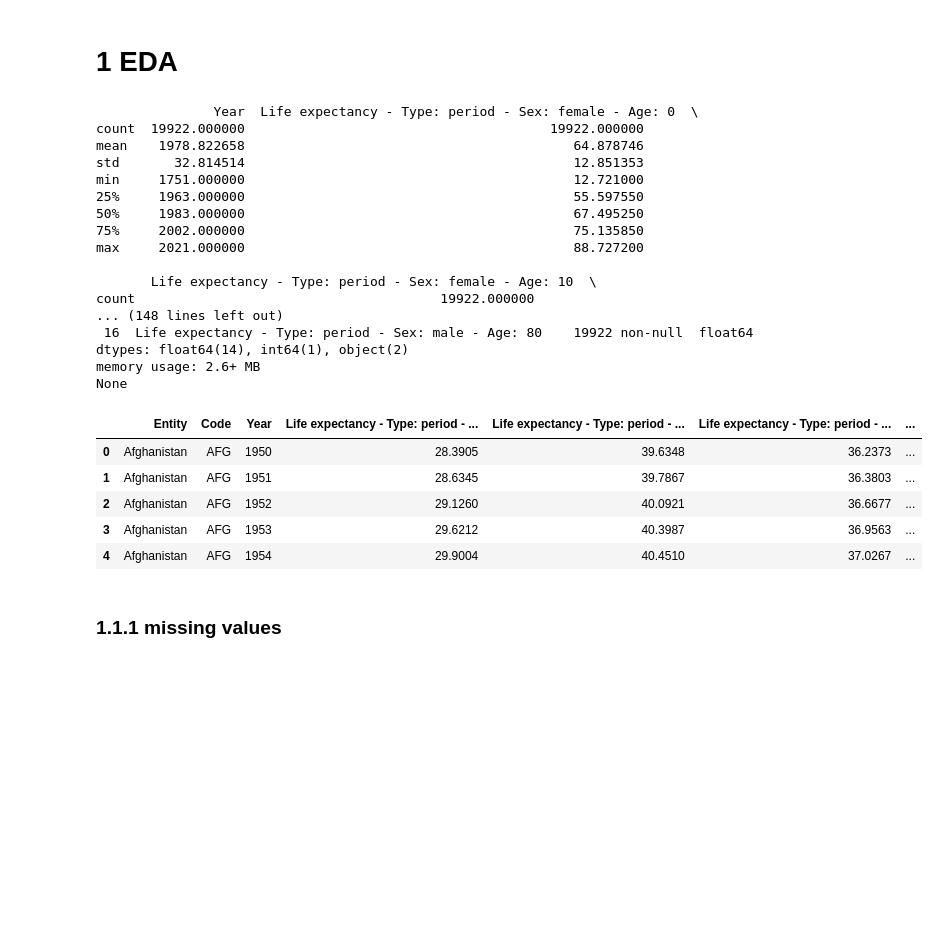
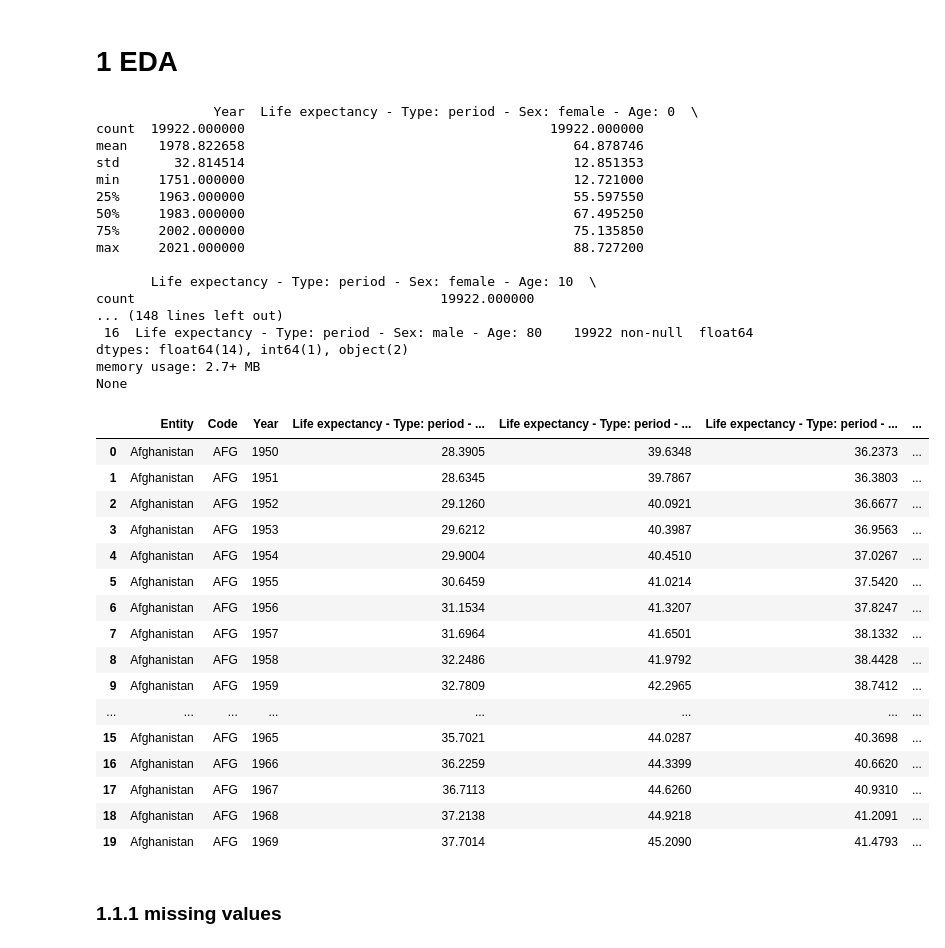
Before and after one commit to HarisFetic/Lebenserwartungs-Rechner-Projekt, a Jupyter notebook: sven/code.ipynb, the cells around one changed output. Cells and saved outputs as stored; diff of their text form; code cells hidden in the pictures; blank space fills up the shorter version.

```diff
--- a/sven/code.ipynb
+++ b/sven/code.ipynb
@@ -21,31 +85,42 @@ df = pd.merge(df_female, df_male, on=['Entity', 'Code', 'Year'])
 # %%
 print(df.describe())
 print(df.info())
-df.head()
+df.head(20)
 # %% [output]
                Year  Life expectancy - Type: period - Sex: female - Age: 0  \
 count  19922.000000                                       19922.000000
 mean    1978.822658                                          64.878746
 std       32.814514                                          12.851353
 min     1751.000000                                          12.721000
 25%     1963.000000                                          55.597550
 50%     1983.000000                                          67.495250
 75%     2002.000000                                          75.135850
 max     2021.000000                                          88.727200
 
        Life expectancy - Type: period - Sex: female - Age: 10  \
 count                                       19922.000000
 ... (148 lines left out)
  16  Life expectancy - Type: period - Sex: male - Age: 80    19922 non-null  float64
 dtypes: float64(14), int64(1), object(2)
-memory usage: 2.6+ MB
+memory usage: 2.7+ MB
 None
 |  | Entity | Code | Year | Life expectancy - Type: period - ... | Life expectancy - Type: period - ... | Life expectancy - Type: period - ... | ... |
 | 0 | Afghanistan | AFG | 1950 | 28.3905 | 39.6348 | 36.2373 | ... |
 | 1 | Afghanistan | AFG | 1951 | 28.6345 | 39.7867 | 36.3803 | ... |
 | 2 | Afghanistan | AFG | 1952 | 29.1260 | 40.0921 | 36.6677 | ... |
 | 3 | Afghanistan | AFG | 1953 | 29.6212 | 40.3987 | 36.9563 | ... |
 | 4 | Afghanistan | AFG | 1954 | 29.9004 | 40.4510 | 37.0267 | ... |
+| 5 | Afghanistan | AFG | 1955 | 30.6459 | 41.0214 | 37.5420 | ... |
+| 6 | Afghanistan | AFG | 1956 | 31.1534 | 41.3207 | 37.8247 | ... |
+| 7 | Afghanistan | AFG | 1957 | 31.6964 | 41.6501 | 38.1332 | ... |
+| 8 | Afghanistan | AFG | 1958 | 32.2486 | 41.9792 | 38.4428 | ... |
+| 9 | Afghanistan | AFG | 1959 | 32.7809 | 42.2965 | 38.7412 | ... |
+| ... | ... | ... | ... | ... | ... | ... | ... |
+| 15 | Afghanistan | AFG | 1965 | 35.7021 | 44.0287 | 40.3698 | ... |
+| 16 | Afghanistan | AFG | 1966 | 36.2259 | 44.3399 | 40.6620 | ... |
+| 17 | Afghanistan | AFG | 1967 | 36.7113 | 44.6260 | 40.9310 | ... |
+| 18 | Afghanistan | AFG | 1968 | 37.2138 | 44.9218 | 41.2091 | ... |
+| 19 | Afghanistan | AFG | 1969 | 37.7014 | 45.2090 | 41.4793 | ... |
 # %% [markdown]
 ### 1.1.1 missing values
 # %%
```
Also changed, not shown: parts of 3 cells of this notebook, 6 other files.
